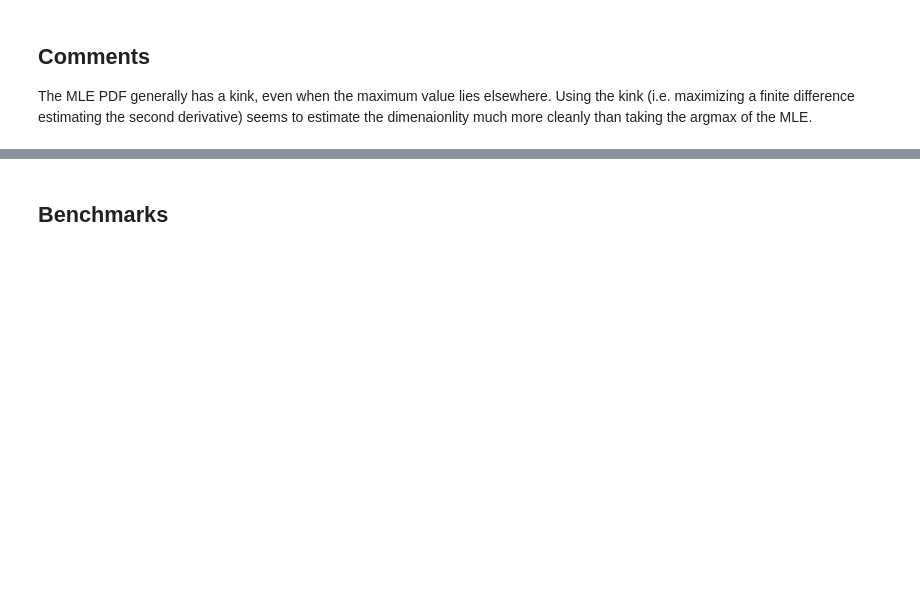
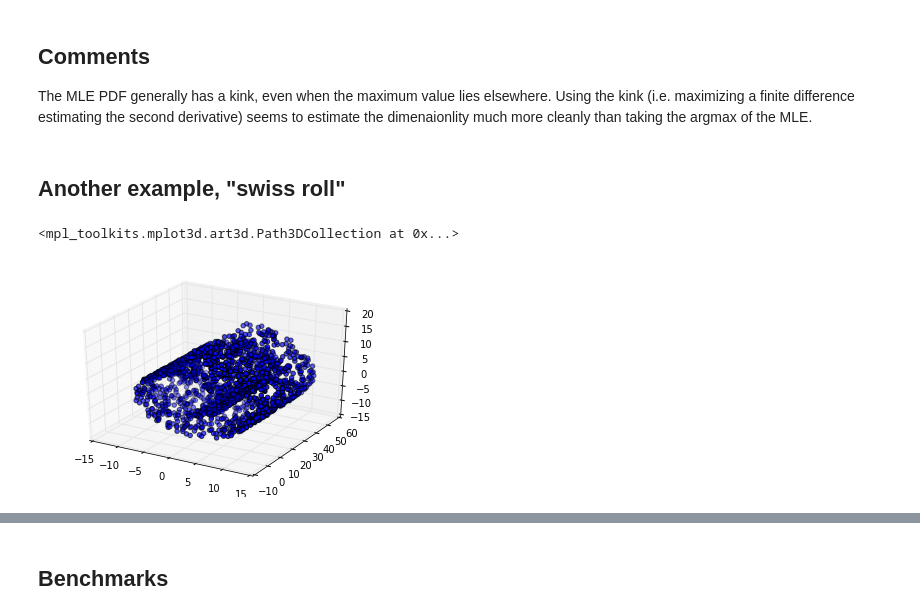
Before and after one commit to tabakg/diffusion_maps, a Jupyter notebook: MLE_dimensionality_and_scale.ipynb, the cells around one changed output, grey strips where cells are left out. Saved outputs shown, nothing was run; the diff lists cells and outputs as text; code cells hidden in the pictures; blank space fills up the shorter version.

Commit message:
added more examples for dimensionality MLE, also added a notebook where we separate components based on closeness of points

```diff
--- a/MLE_dimensionality_and_scale.ipynb
+++ b/MLE_dimensionality_and_scale.ipynb
@@ -49,3 +52,15 @@ def make_data(  N = 1000,
     data_corruption = np.asarray(make_gaussian_data(0.,noise,N,dim))
     data += data_corruption
     return data
+# %%
+def make_data_roll(H = 50., N = 5000, noise = 1e-1):
+    '''
+    Data points on k dimensional sphere (S^k) in dim dimensional ambient space.
+    N points, contaminated by Gaussian iid noise with sigma = 0.1.
+    '''
+    dim = 3
+    t = sorted([random.uniform(3.*np.pi/2., 9.*np.pi/2) for i in range(N)])
+    h = [random.uniform(0,H) for i in range(N)]
+    xs,ys,zs = list(t * np.cos(t)), list(h) , list(t * np.sin(t))
+    data_corruption = np.asarray(make_gaussian_data(0.,noise,N,dim))
+    return np.asarray(zip(xs,ys,zs)) + data_corruption
@@ -340,3 +377,25 @@ plt.xlabel("distance from sample point",fontsize = 24)
 ## Comments
 
 The MLE PDF generally has a kink, even when the maximum value lies elsewhere. Using the kink (i.e. maximizing a finite difference estimating the second derivative) seems to estimate the dimenaionlity much more cleanly than taking the argmax of the MLE.
+# %% [markdown]
+## Another example, "swiss roll"
+# %%
+H = 50.
+N = 2000
+dim = 3
+sample_size = 10
+
+roll_data = make_data_roll(H=H, N = N)
+tree = vp_tree.tree_container(roll_data.tolist())
+sample_points = choose_random_neighborhood_points(data_list=roll_data.tolist(),sample_size=sample_size)
+
+rads = np.arange(0,50,0.2)
+eig_sum = sample_spectra(dim,rads,sample_points,tree)
+dims,dims_laplacian = get_MLEs(dim,N,eig_sum)
+# %%
+fig = plt.figure()
+ax = fig.gca(projection='3d')
+ax.scatter(*roll_data.T)
+# %% [output]
+<mpl_toolkits.mplot3d.art3d.Path3DCollection at 0x...>
+[figure, added]
```
Also changed, not shown: parts of 36 cells of this notebook, 3 other files.
